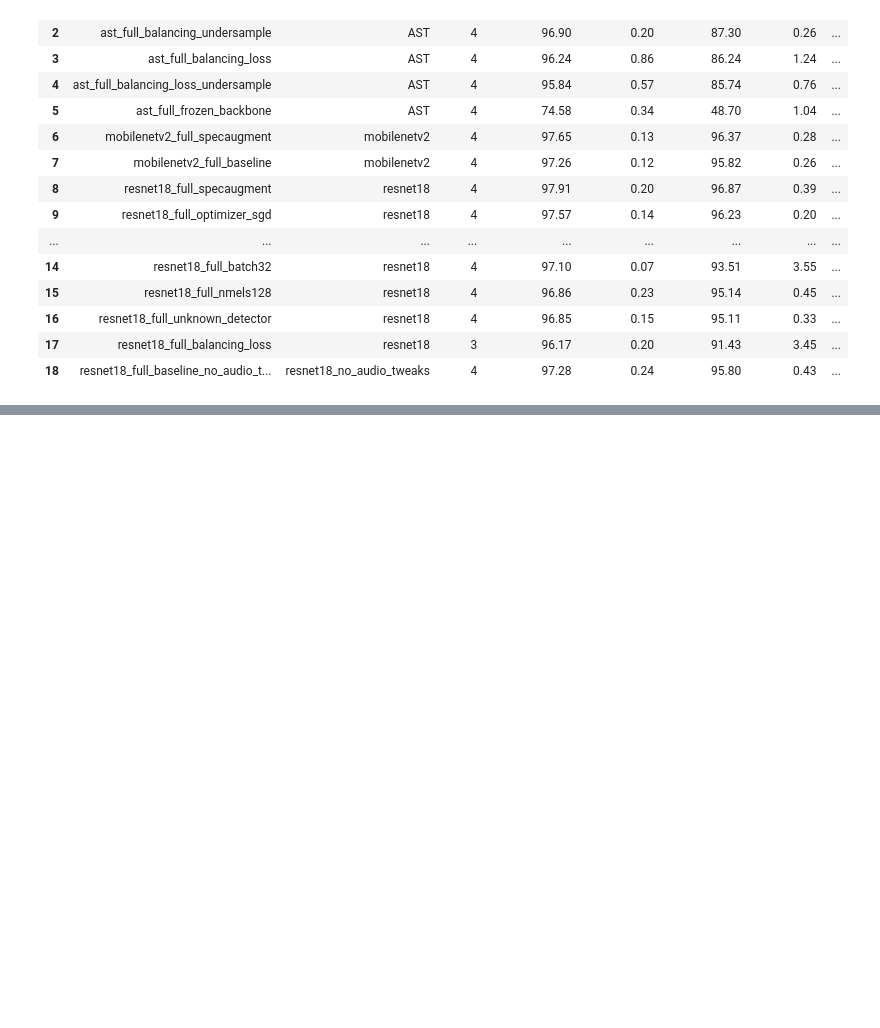
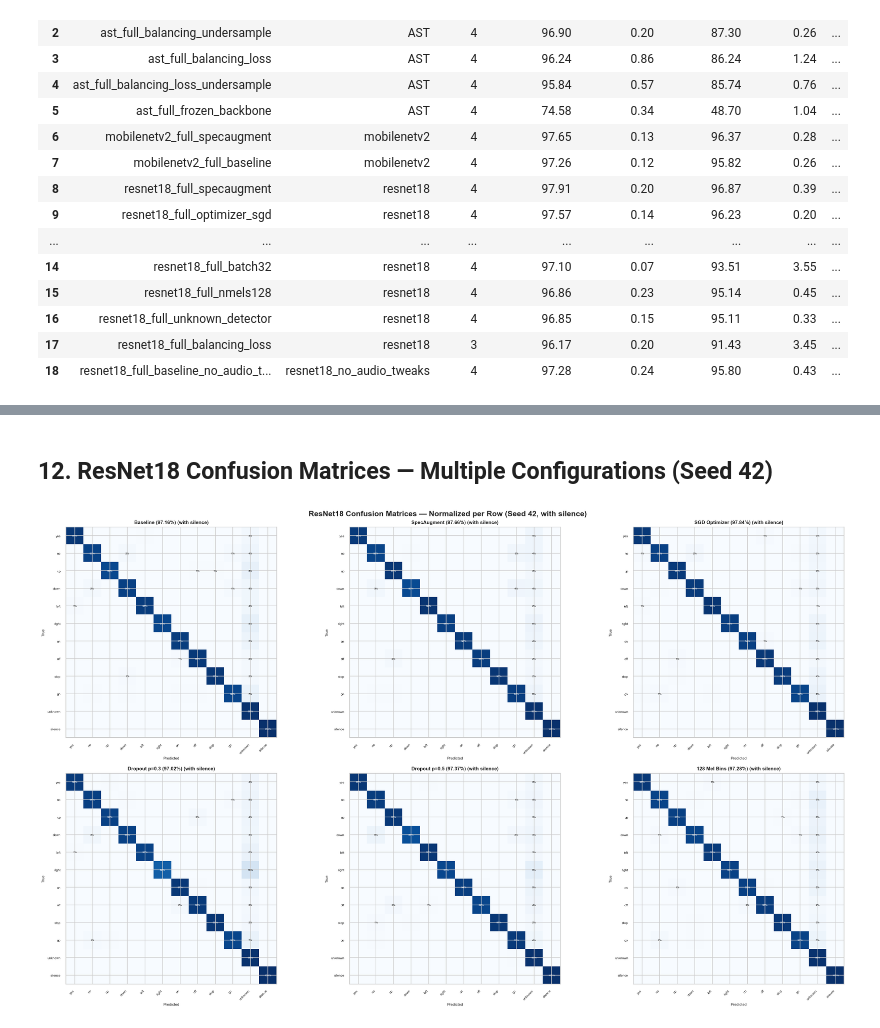
Before and after one commit to annaostrowska03/speech-commands-transformer-benchmark, a Jupyter notebook: reports/analysis_report.ipynb, the cells around one changed output, grey strips where cells are left out. Saved outputs shown, nothing was run; the diff lists cells and outputs as text; code cells hidden in the pictures; blank space fills up the shorter version.

```diff
--- a/reports/analysis_report.ipynb
+++ b/reports/analysis_report.ipynb
@@ -355,0 +506,65 @@ styled
+# %% [markdown]
+## 12. ResNet18 Confusion Matrices — Multiple Configurations (Seed 42)
+# %%
+CONFIGS_R18 = {
+    "Baseline":       "resnet18_full_baseline",
+    "SpecAugment":    "resnet18_full_specaugment",
+    "SGD Optimizer":  "resnet18_full_optimizer_sgd",
+    "Dropout p=0.3":  "resnet18_full_dropout_p03",
+    "Dropout p=0.5":  "resnet18_full_dropout_p05",
+    "128 Mel Bins":   "resnet18_full_nmels128",
+}
+SEED_ID = "42"
+SIL_CM_DIR = Path("../outputs/analysis/eval_no_override_with_silence")
+R18_DIR    = Path("../outputs/resnet18")
+
+def resolve_cm_path(exp_name, seed):
+    """Use eval_no_override_with_silence if available, else fall back to standard eval."""
+    sil = SIL_CM_DIR / f"{exp_name}_seed{seed}_no_override_with_silence_confusion_matrix.json"
+    if sil.exists():
+        return sil, "(with silence)"
+    std = R18_DIR / f"{exp_name}_seed{seed}" / f"confusion_matrix_seed{seed}.json"
+    return (std, "(standard)") if std.exists() else (None, "")
+
+fig, axes = plt.subplots(2, 3, figsize=(22, 13))
+axes = axes.flatten()
+fig.suptitle(
+    f"ResNet18 Confusion Matrices — Normalized per Row (Seed {SEED_ID}, with silence)",
+    fontsize=14, fontweight="bold"
+)
+
+for ax, (title, exp_name) in zip(axes, CONFIGS_R18.items()):
+    jf, source_label = resolve_cm_path(exp_name, SEED_ID)
+    if jf is None:
+        ax.set_visible(False)
+        continue
+    d = json.loads(jf.read_text())
+    cm_raw = np.array(d["confusion_matrix"])
+    if "confusion_matrix_normalized" in d:
+        cm_norm = np.array(d["confusion_matrix_normalized"])
+    else:
+        row_sums = cm_raw.sum(axis=1, keepdims=True)
+        row_sums[row_sums == 0] = 1
+        cm_norm = cm_raw / row_sums
+    class_names = d["class_names"]
+    acc = np.trace(cm_raw) / cm_raw.sum() * 100
+
+    ax.imshow(cm_norm, interpolation="nearest", cmap="Blues", vmin=0, vmax=1)
+    ax.set_title(f"{title} ({acc:.2f}%) {source_label}", fontsize=9, fontweight="bold")
+    ticks = np.arange(len(class_names))
+    ax.set_xticks(ticks); ax.set_xticklabels(class_names, rotation=45, ha="right", fontsize=6)
+    ax.set_yticks(ticks); ax.set_yticklabels(class_names, fontsize=6)
+    ax.set_xlabel("Predicted", fontsize=7); ax.set_ylabel("True", fontsize=7)
+    thresh = 0.5
+    for i in range(len(class_names)):
+        for j in range(len(class_names)):
+            val = cm_norm[i, j]
+            if val > 0.005:
+                ax.text(j, i, f"{val:.0%}", ha="center", va="center",
+                        fontsize=5, color="white" if val > thresh else "black")
+
+plt.tight_layout()
+plt.savefig("visualizations/resnet18_confusion_matrices.png", bbox_inches="tight")
+plt.show()
+# %% [output]
+[figure, added]
```
Also changed, not shown: parts of 6 cells of this notebook, 11 other files.
